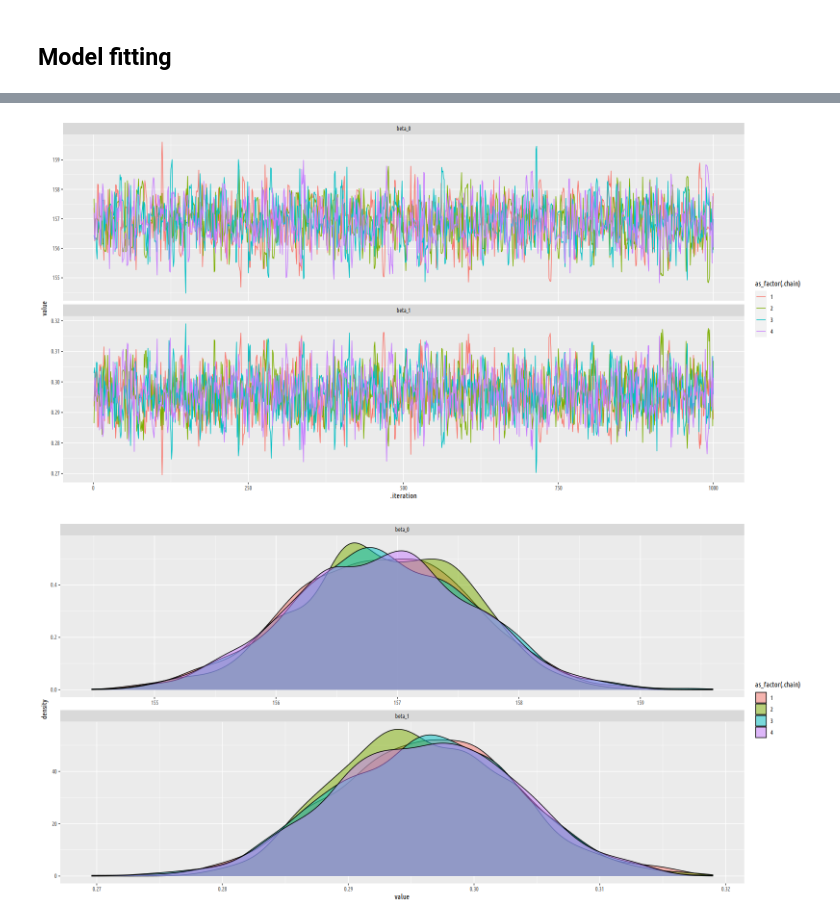
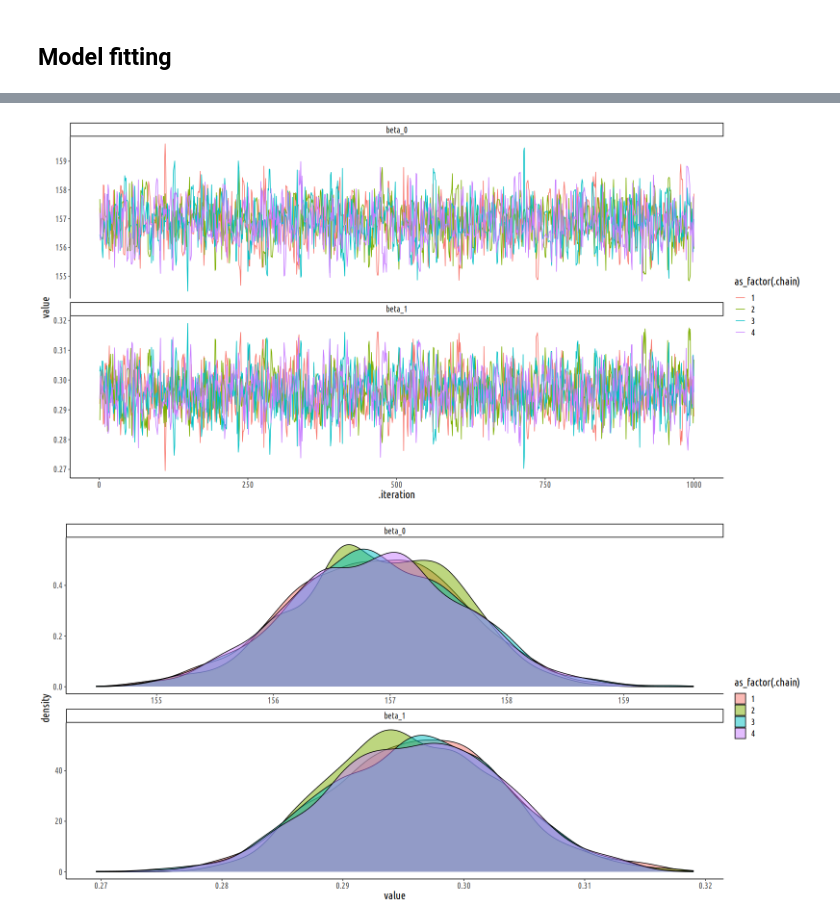
Before and after one commit to cjc77/bayesian-analysis-projects, a Jupyter notebook: notebooks_pooling_explore/sim_full_pooling.ipynb, the cells around one changed output, grey strips where cells are left out. Cells and saved outputs as stored; diff of their text form; code cells hidden in the pictures.

```diff
--- a/notebooks_pooling_explore/sim_full_pooling.ipynb
+++ b/notebooks_pooling_explore/sim_full_pooling.ipynb
@@ -105,22 +113,38 @@ A tibble: 2 × 11
 | beta_0 | 156.8795631 | 0.0172726914 | 0.724457224 | 155.4262238 | 156.3856013 | 156.8787679 | 157.3919311 | 158.2711687 | 1759.161 | 1.000992 |
 | beta_1 | 0.2961505 | 0.0001659686 | 0.007168151 | 0.2825952 | 0.2911254 | 0.2961379 | 0.3010927 | 0.3103043 | 1865.360 | 1.000630 |
 # %%
+set_theme_elements <- function(plt) {
+    plt +
+        theme_classic() +
+        theme(text = element_text(size=16))
+}
+
 # Settings for plots
 options(repr.plot.width = 16, repr.plot.height = 8, repr.plot.res = 100)
 # %%
-tidy_draws_long_df %>%
+plt <- tidy_draws_long_df %>%
     ggplot(aes(x = .iteration, y = value, color = as_factor(.chain))) +
     geom_line() +
     facet_wrap(~ param, ncol=1, scales = "free_y")
+
+plt <- plt %>%
+    set_theme_elements()
+
+plt
 # %% [output]
-[figure, old version]
+[figure, new version]
 # %%
-tidy_draws_long_df %>%
+plt <- tidy_draws_long_df %>%
     ggplot(aes(x = value, fill = as_factor(.chain))) +
     geom_density(alpha = 0.5) +
     facet_wrap(~ param, scales = "free", ncol = 1)
+
+plt <- plt %>%
+    set_theme_elements()
+
+plt
 # %% [output]
-[figure, old version]
+[figure, new version]
 # %%
 post_predictions <- function(samp_df, x_df, n_post = 100) {
     betahat_0 <- sample(samp_df$beta_0, size = n_post, replace = TRUE)
```
Also changed, not shown: parts of 2 cells of this notebook, 2 other files.
